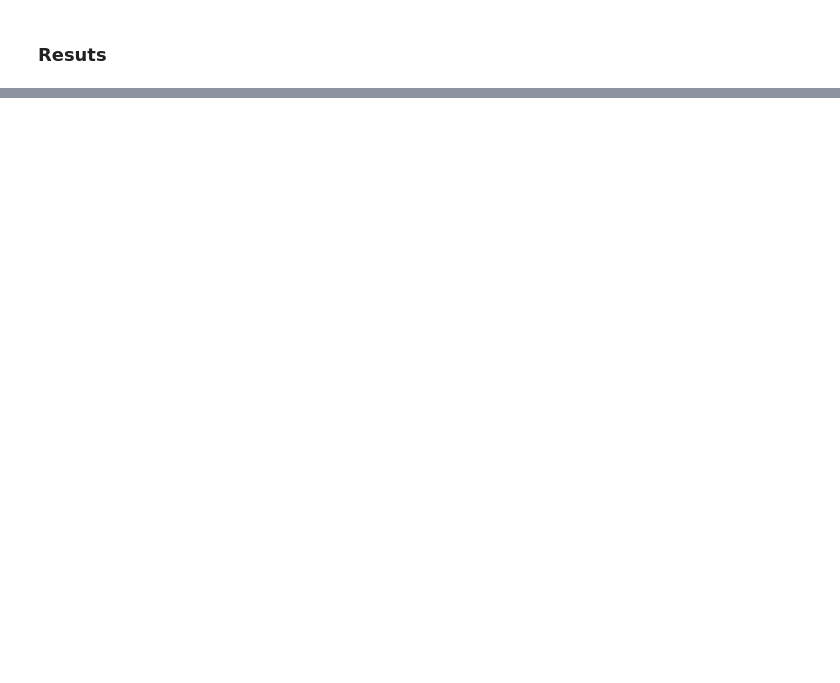
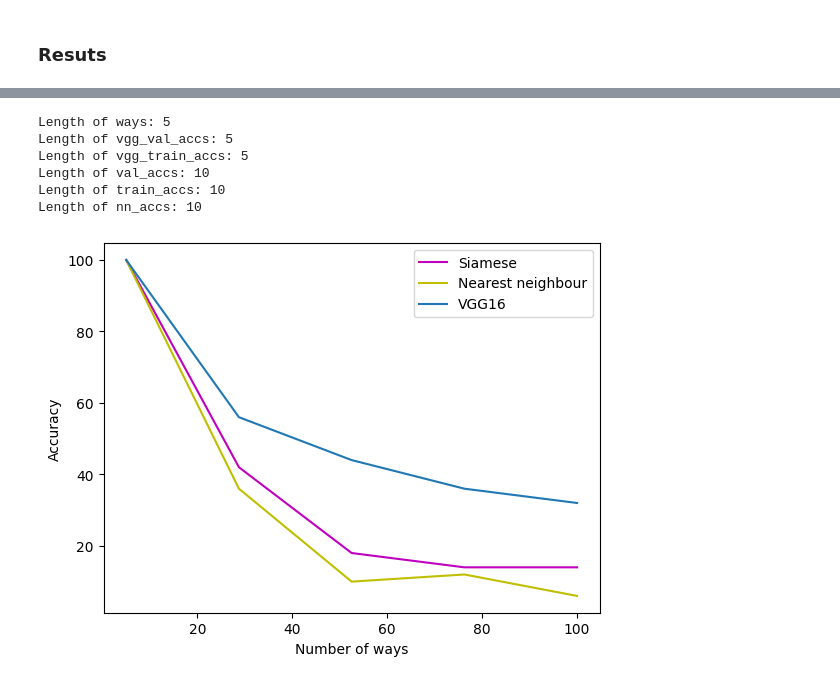
Before and after one commit to Prathamesh-chougale-17/computer-vision, a Jupyter notebook: computer_vision/Siamese_on_Omniglot_Dataset.ipynb, the cells around one changed output, grey strips where cells are left out. Drawn from its saved outputs; the diff is of its cells as text; code cells hidden in the pictures; blank space fills up the shorter version.

```diff
--- a/computer_vision/Siamese_on_Omniglot_Dataset.ipynb
+++ b/computer_vision/Siamese_on_Omniglot_Dataset.ipynb
@@ -652,0 +928,23 @@ plot_oneshot_task(inputs)
+# %%
+# Initialize lists to store VGG16 accuracies
+vgg_val_accs = []
+vgg_train_accs = []
+
+# Number of classes in each N-way one-shot task (e.g., 5-way, 10-way, 20-way, etc.)
+ways = [5, 10, 20, 50, 100]  # Adjust this list as needed for your experiments
+
+# Number of tasks to evaluate for validation and training sets
+n_val = 25  # Number of validation tasks
+n_train = 25  # Number of training tasks
+
+# Loop over different N-way tasks to evaluate the VGG16 model
+for N in ways:
+    # Evaluate the VGG16 model on validation set for N-way one-shot tasks
+    val_acc = test_oneshot_vgg(vgg16_model, N, n_val, s="val", verbose=True)
+    vgg_val_accs.append(val_acc)
+
+    # Evaluate the VGG16 model on training set for N-way one-shot tasks
+    train_acc = test_oneshot_vgg(vgg16_model, N, n_train, s="train", verbose=True)
+    vgg_train_accs.append(train_acc)
+
+# Now you have the validation and training accuracies for VGG16 model stored in vgg_val_accs and vgg_train_accs
@@ -652,0 +969,38 @@ plot_oneshot_task(inputs)
+# %%
+# Ensure all accuracy lists have the same length as 'ways'
+print(f"Length of ways: {len(ways)}")
+print(f"Length of vgg_val_accs: {len(vgg_val_accs)}")
+print(f"Length of vgg_train_accs: {len(vgg_train_accs)}")
+print(f"Length of val_accs: {len(val_accs)}")
+print(f"Length of train_accs: {len(train_accs)}")
+print(f"Length of nn_accs: {len(nn_accs)}")
+# %% [output]
+Length of ways: 5
+Length of vgg_val_accs: 5
+Length of vgg_train_accs: 5
+Length of val_accs: 10
+Length of train_accs: 10
+Length of nn_accs: 10
+# %%
+import numpy as np
+
+# Create a new 'ways' array with 10 points (matching the length of the accuracy arrays)
+new_ways = np.linspace(ways[0], ways[-1], num=len(val_accs))
+
+# Now plot with the new 'ways' array
+fig, ax = plt.subplots(1)
+
+
+ax.plot(new_ways, val_accs, "m", label="Siamese")
+ax.plot(new_ways, nn_accs, "y", label="Nearest neighbour")
+ax.plot(new_ways, val_accs, label="VGG16")
+# Plot the accuracies
+
+# Labels and legend
+ax.set_xlabel("Number of ways")
+ax.set_ylabel("Accuracy")
+ax.legend()
+
+plt.show()
+# %% [output]
+[figure, added]
```
Also changed, not shown: parts of 18 cells of this notebook.
